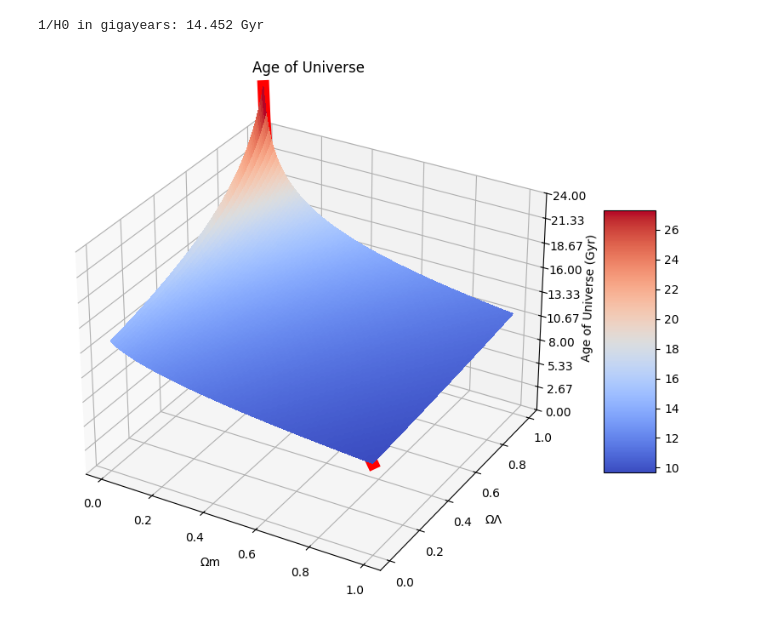
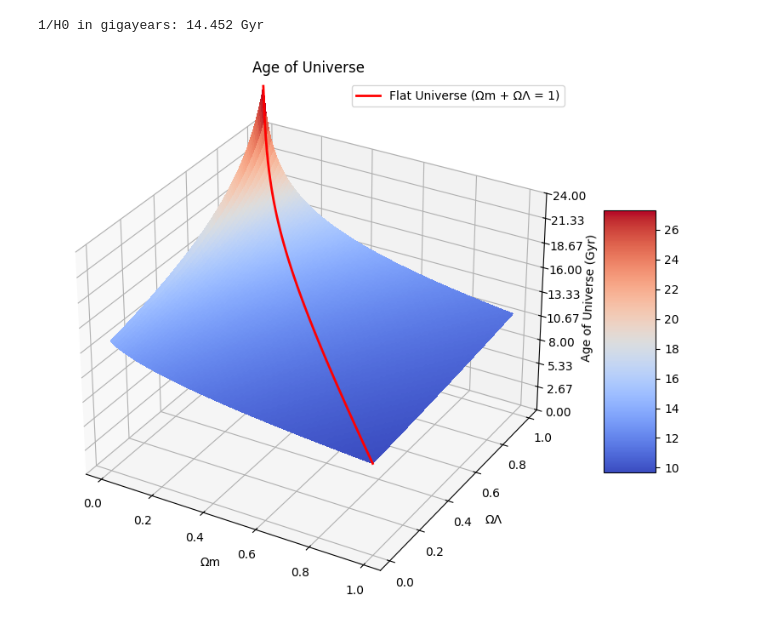
Before and after one commit to john1256/KASI_Ms, a Jupyter notebook: 2025/cosmo.ipynb, the cells around one changed output. Saved outputs shown, nothing was run; the diff lists cells and outputs as text; code cells hidden in the pictures.

```diff
--- a/2025/cosmo.ipynb
+++ b/2025/cosmo.ipynb
@@ -40,22 +40,23 @@ FlatAgeArr = AgeofUniverse(1, OmegamArr, FlatOmegalambArr)
 # %%
 plt.figure(figsize=(10, 8))
 ax = plt.axes(projection='3d')
 surf = ax.plot_surface(OmegamX, OmegalambY, AgeArr,
                       rstride=1, cstride=1,
                       cmap=cm.coolwarm,
                       linewidth=0,
-                      antialiased=False)
-ax.plot3D(OmegamArr, FlatOmegalambArr, FlatAgeArr, 'red', linewidth=10, label='Flat Universe (Ωm + ΩΛ = 1)')
+                      antialiased=False, zorder=1, alpha=1)
+ax.plot3D(OmegamArr, FlatOmegalambArr, FlatAgeArr, 'red', linewidth=2, label='Flat Universe (Ωm + ΩΛ = 1)', zorder=10)
 
 ax.set_xlabel('Ωm')
 ax.set_ylabel('ΩΛ')
 ax.set_zlabel('Age of Universe (Gyr)')
 ax.set_zlim(0, 24)
 ax.zaxis.set_major_locator(LinearLocator(10))
 ax.zaxis.set_major_formatter(FormatStrFormatter('%.02f'))
 
+plt.legend()
 plt.colorbar(surf, shrink=0.5, aspect=5)
 plt.title('Age of Universe')
 plt.show()
 # %% [output]
-[figure, old version]
+[figure, new version]
```
Also changed, not shown: parts of 1 cell of this notebook.
